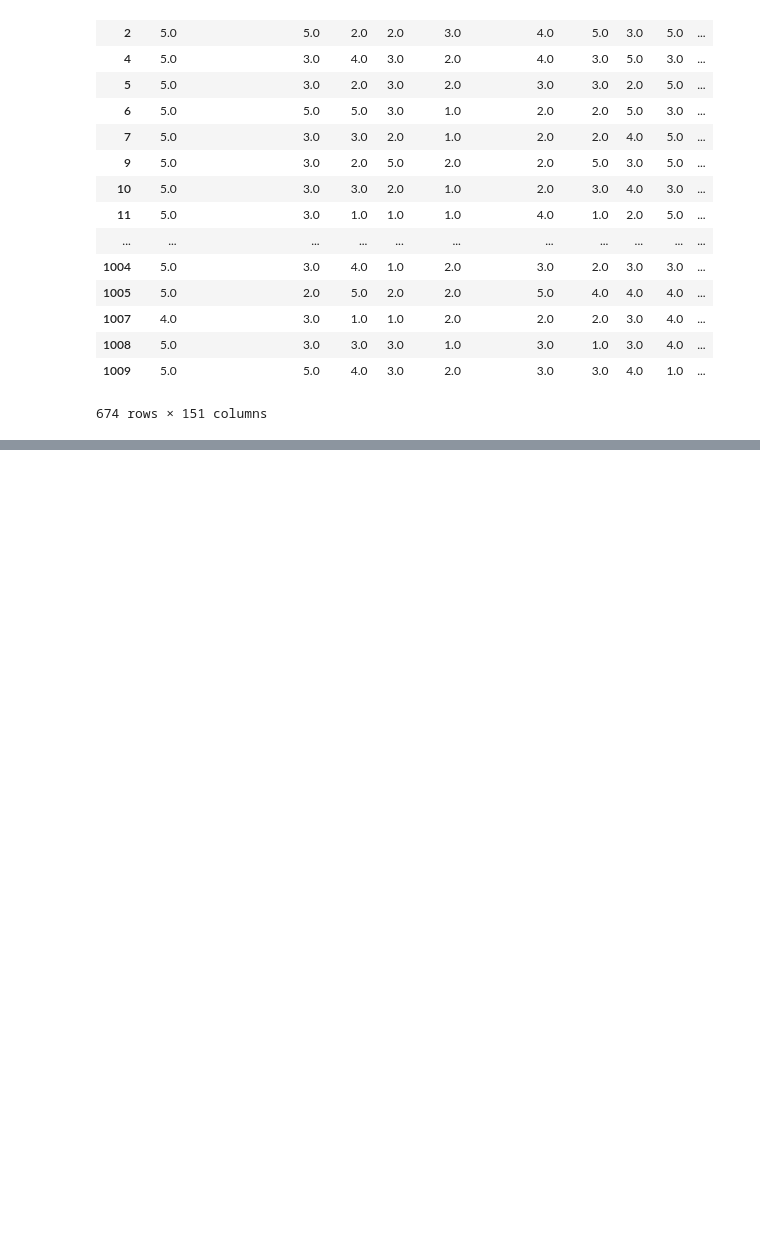
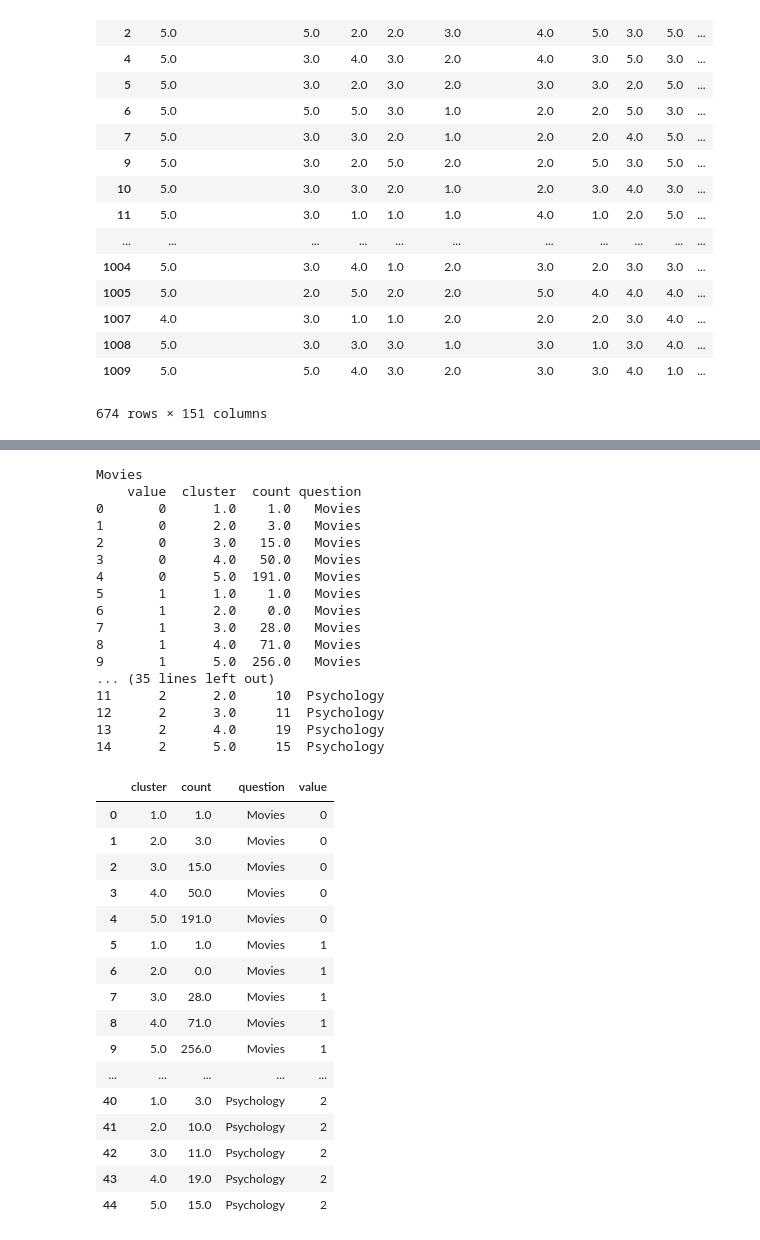
Before and after one commit to ucdavis/ECS272-Winter2020, a Jupyter notebook: Assignment4/sumukherjee/backend.ipynb, the cells around one changed output, grey strips where cells are left out. Drawn from its saved outputs; the diff is of its cells as text; code cells hidden in the pictures; blank space fills up the shorter version.

```diff
--- a/Assignment4/sumukherjee/backend.ipynb
+++ b/Assignment4/sumukherjee/backend.ipynb
@@ -161,0 +307,60 @@ X2.shape
+# %%
+def countsdf(df,questions,n_cluster):
+    return_df = pd.DataFrame(columns = ['cluster','value','question','count'])#['cluster','question','value','count'])
+    #return_df['cluster']=list(np.repeat(range(n_cluster),5))*len(questions)
+    #return_df['value'] = list(range(5))*len(questions)*n_cluster
+    #return_df['question'] = [ele for ele in questions for i in range(n_cluster*5)]
+    for question in questions:
+        print(question)
+        raw_count_series = df.groupby('cluster')[question].value_counts().unstack().fillna(0)
+        raw_count_df = pd.DataFrame(raw_count_series.unstack()).reset_index()
+        raw_count_df.columns = ['value','cluster','count']
+        raw_count_df['question'] = question
+        #print(raw_count_df)
+        #return_df = pd.merge(return_df, raw_count_df,  how='left', left_on=['cluster','question','value'], right_on = ['cluster','question','value'])
+        #return_df['count_x'].fillna(return_df['count_y'])
+        return_df = return_df.append(raw_count_df,ignore_index=True)
+
+        general_count = df[question].value_counts()
+
+        print(raw_count_df)
+
+
+    return(return_df)
+# %%
+countsdf(young_music_full,['Movies','History','Psychology'],3)
+# %% [output]
+Movies
+    value  cluster  count question
+0       0      1.0    1.0   Movies
+1       0      2.0    3.0   Movies
+2       0      3.0   15.0   Movies
+3       0      4.0   50.0   Movies
+4       0      5.0  191.0   Movies
+5       1      1.0    1.0   Movies
+6       1      2.0    0.0   Movies
+7       1      3.0   28.0   Movies
+8       1      4.0   71.0   Movies
+9       1      5.0  256.0   Movies
+... (35 lines left out)
+11      2      2.0     10  Psychology
+12      2      3.0     11  Psychology
+13      2      4.0     19  Psychology
+14      2      5.0     15  Psychology
+|  | cluster | count | question | value |
+| 0 | 1.0 | 1.0 | Movies | 0 |
+| 1 | 2.0 | 3.0 | Movies | 0 |
+| 2 | 3.0 | 15.0 | Movies | 0 |
+| 3 | 4.0 | 50.0 | Movies | 0 |
+| 4 | 5.0 | 191.0 | Movies | 0 |
+| 5 | 1.0 | 1.0 | Movies | 1 |
+| 6 | 2.0 | 0.0 | Movies | 1 |
+| 7 | 3.0 | 28.0 | Movies | 1 |
+| 8 | 4.0 | 71.0 | Movies | 1 |
+| 9 | 5.0 | 256.0 | Movies | 1 |
+| ... | ... | ... | ... | ... |
+| 40 | 1.0 | 3.0 | Psychology | 2 |
+| 41 | 2.0 | 10.0 | Psychology | 2 |
+| 42 | 3.0 | 11.0 | Psychology | 2 |
+| 43 | 4.0 | 19.0 | Psychology | 2 |
+| 44 | 5.0 | 15.0 | Psychology | 2 |
```
Also changed, not shown: parts of 25 cells of this notebook, 2 other files.
